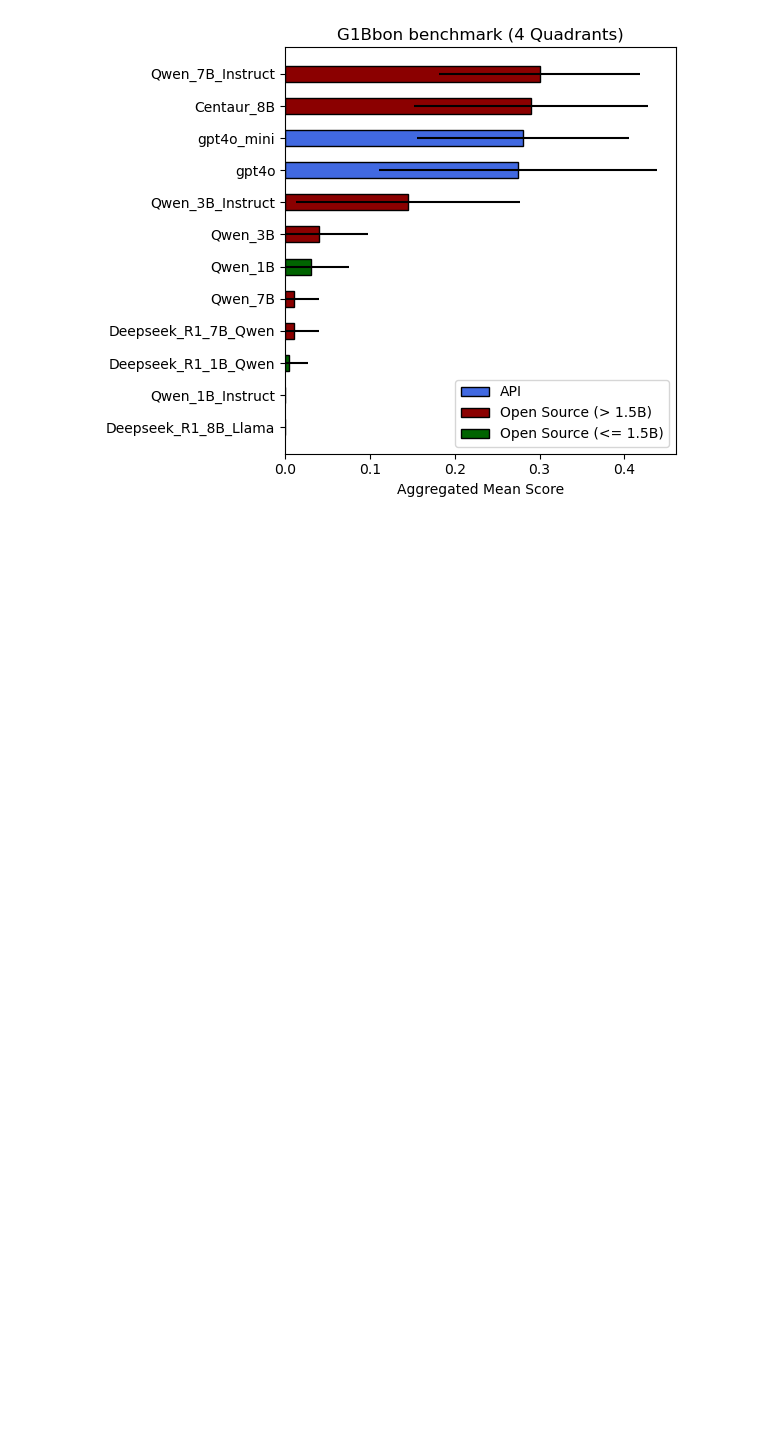
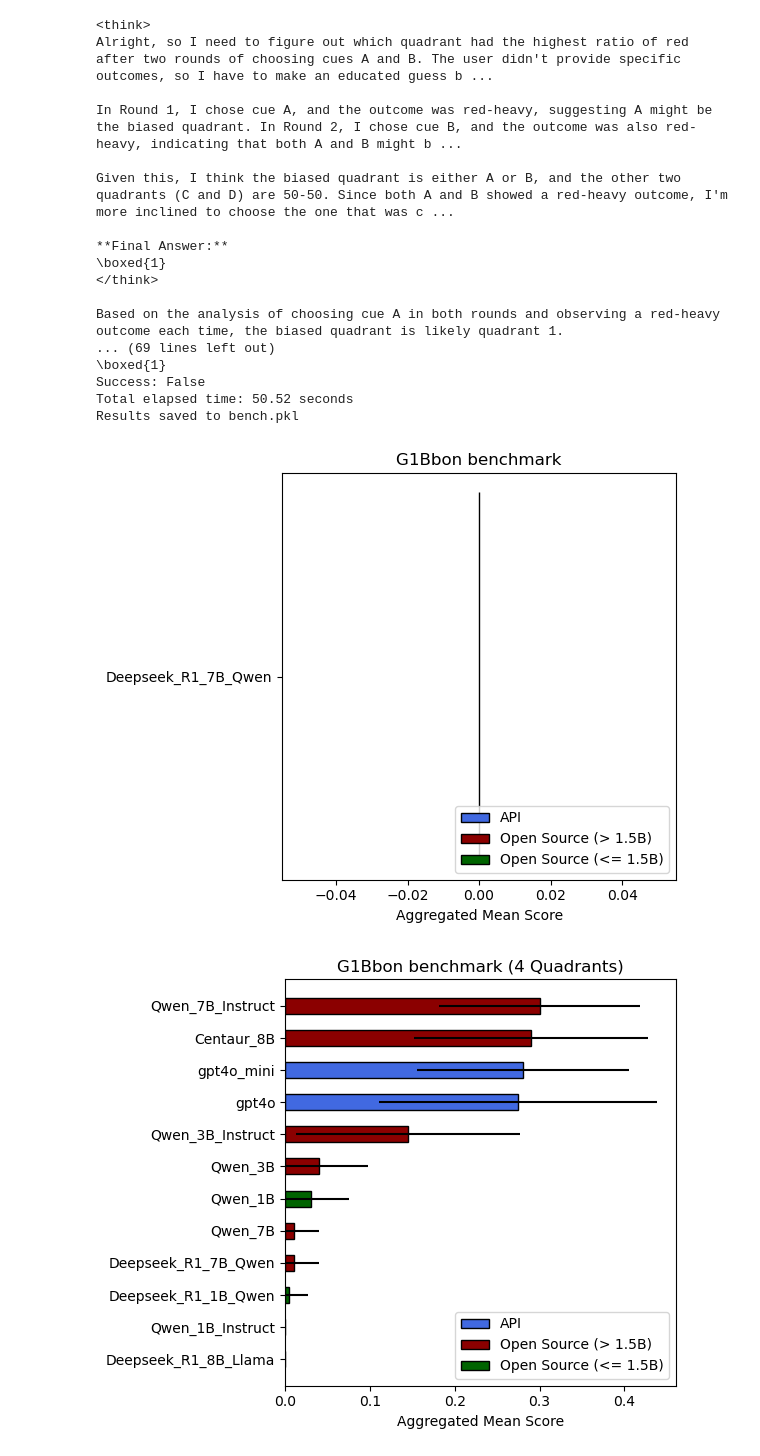
Before and after one commit to gguiomar/cog-schema, a Jupyter notebook: main.ipynb, the cells around one changed output. Drawn from its saved outputs; the diff is of its cells as text; code cells hidden in the pictures; blank space fills up the shorter version.

```diff
--- a/main.ipynb
+++ b/main.ipynb
@@ -8,10 +9,10 @@ from benchmarks import BenchmarkRunner
           #"Qwen_1B", "Qwen_3B", "Qwen_7B", "Qwen_1B_Instruct", "Qwen_3B_Instruct",
           #"Qwen_7B_Instruct", "Centaur_8B", "gpt4o", "gpt4o-mini"]
 
-agents = ["Deepseek_R1_1B_Qwen"]
+agents = ["Deepseek_R1_7B_Qwen"]
 
 rounds = [i for i in range(2, 3)]
-quadrants = [2, 3]
+quadrants = [2]
 
 # Optionally set your API keys; leave as None to use local (unsloth or transformers) pipelines.
 openai_api_key = None
@@ -26,7 +27,7 @@ benchmark = BenchmarkRunner(
     n_runs=1,
     num_cues=1,
     device="cuda:0",
-    verbose=False,
+    verbose=True,
     openai_api_key=openai_api_key,
     anthropic_api_key=anthropic_api_key,
     use_unsloth=True  # Set to False if you wish to use only API-based agents.
@@ -36,3 +37,4 @@ benchmark = BenchmarkRunner(
 results = benchmark.multiple_benchmarks() # Results shape is (n_agents, n_rounds, n_quadrants, n_runs)
 benchmark.save_results("bench.pkl")
 benchmark.plot_results()
+# %% [output]
@@ -39,3 +122,21 @@ benchmark.plot_results()
+<think>
+Alright, so I need to figure out which quadrant had the highest ratio of red after two rounds of choosing cues A and B. The user didn't provide specific outcomes, so I have to make an educated guess b ...
+
+In Round 1, I chose cue A, and the outcome was red-heavy, suggesting A might be the biased quadrant. In Round 2, I chose cue B, and the outcome was also red-heavy, indicating that both A and B might b ...
+
+Given this, I think the biased quadrant is either A or B, and the other two quadrants (C and D) are 50-50. Since both A and B showed a red-heavy outcome, I'm more inclined to choose the one that was c ...
+
+**Final Answer:**
+\boxed{1}
+</think>
+
+Based on the analysis of choosing cue A in both rounds and observing a red-heavy outcome each time, the biased quadrant is likely quadrant 1.
+... (69 lines left out)
+\boxed{1}
+Success: False
+Total elapsed time: 50.52 seconds
+Results saved to bench.pkl
+[figure, added]
 # %%
 import pickle
 import numpy as np
```
Also changed, not shown: parts of 3 cells of this notebook, 55 other files.
